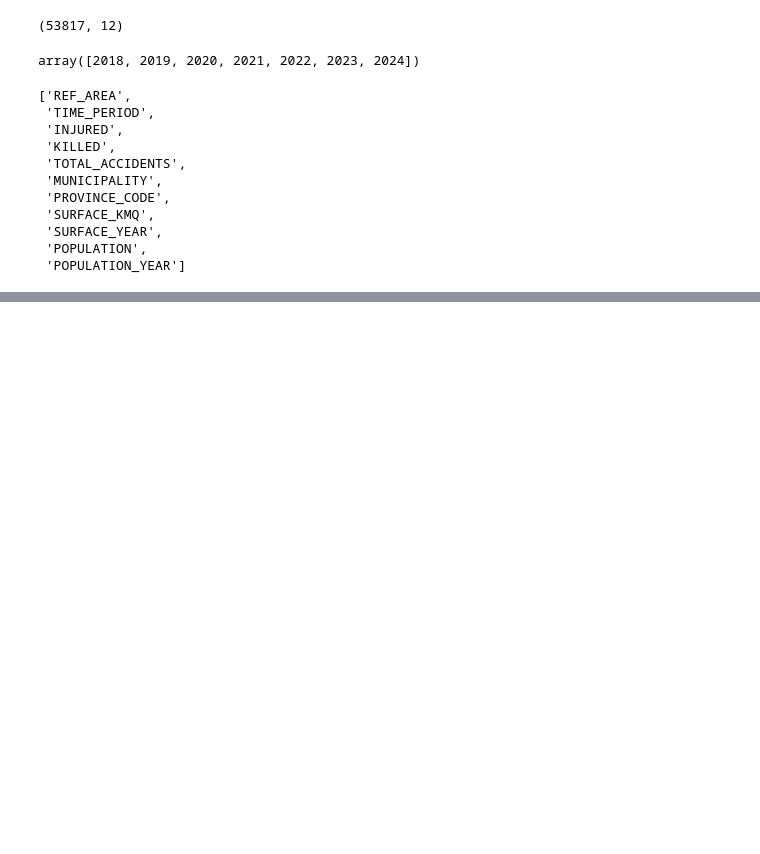
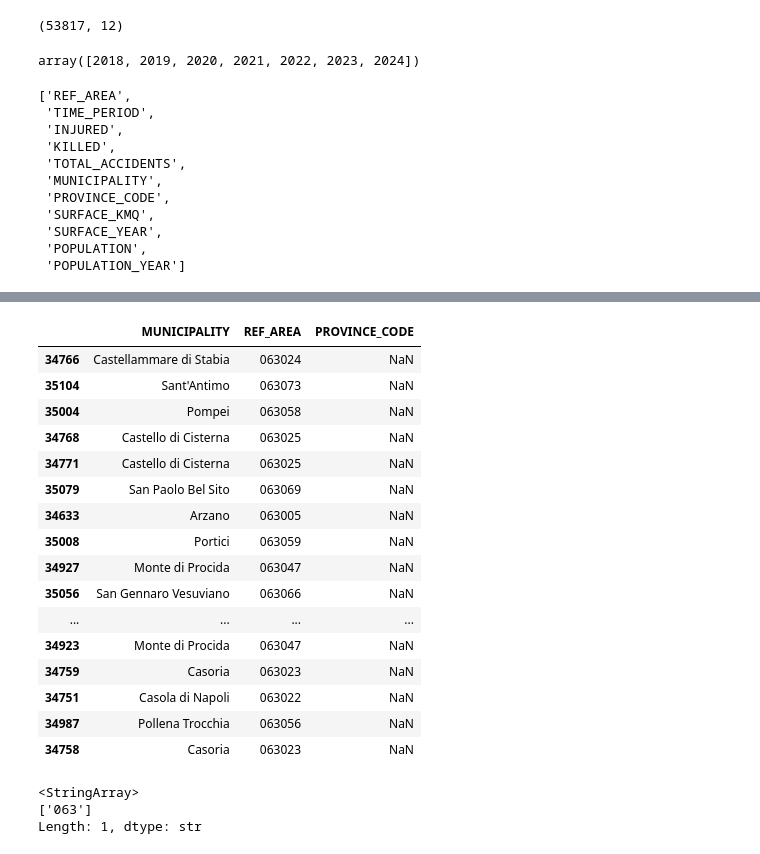
Before and after one commit to gretabarrale/boolean_capstone_project, a Jupyter notebook: fetching_data.ipynb, the cells around one changed output, grey strips where cells are left out. Cells and saved outputs as stored; diff of their text form; code cells hidden in the pictures; blank space fills up the shorter version.

```diff
--- a/fetching_data.ipynb
+++ b/fetching_data.ipynb
@@ -428,0 +452,29 @@ df.columns.tolist()
+# %%
+# Isolating rows with missing values in PROVINCE_CODE to understand which municipalities are affected
+#REF_AREA values starting with 063 suggesting Napoli province is missing
+df[df['PROVINCE_CODE'].isna()][['MUNICIPALITY', 'REF_AREA', 'PROVINCE_CODE']].sample(20)
+# %% [output]
+|  | MUNICIPALITY | REF_AREA | PROVINCE_CODE |
+| 34766 | Castellammare di Stabia | 063024 | NaN |
+| 35104 | Sant'Antimo | 063073 | NaN |
+| 35004 | Pompei | 063058 | NaN |
+| 34768 | Castello di Cisterna | 063025 | NaN |
+| 34771 | Castello di Cisterna | 063025 | NaN |
+| 35079 | San Paolo Bel Sito | 063069 | NaN |
+| 34633 | Arzano | 063005 | NaN |
+| 35008 | Portici | 063059 | NaN |
+| 34927 | Monte di Procida | 063047 | NaN |
+| 35056 | San Gennaro Vesuviano | 063066 | NaN |
+| ... | ... | ... | ... |
+| 34923 | Monte di Procida | 063047 | NaN |
+| 34759 | Casoria | 063023 | NaN |
+| 34751 | Casola di Napoli | 063022 | NaN |
+| 34987 | Pollena Trocchia | 063056 | NaN |
+| 34758 | Casoria | 063023 | NaN |
+# %%
+#Verifying is actually Napoli province missing
+df[df['PROVINCE_CODE'].isna()]['REF_AREA'].str[:3].unique()
+# %% [output]
+<StringArray>
+['063']
+Length: 1, dtype: str
```
Also changed, not shown: parts of 6 cells of this notebook.
